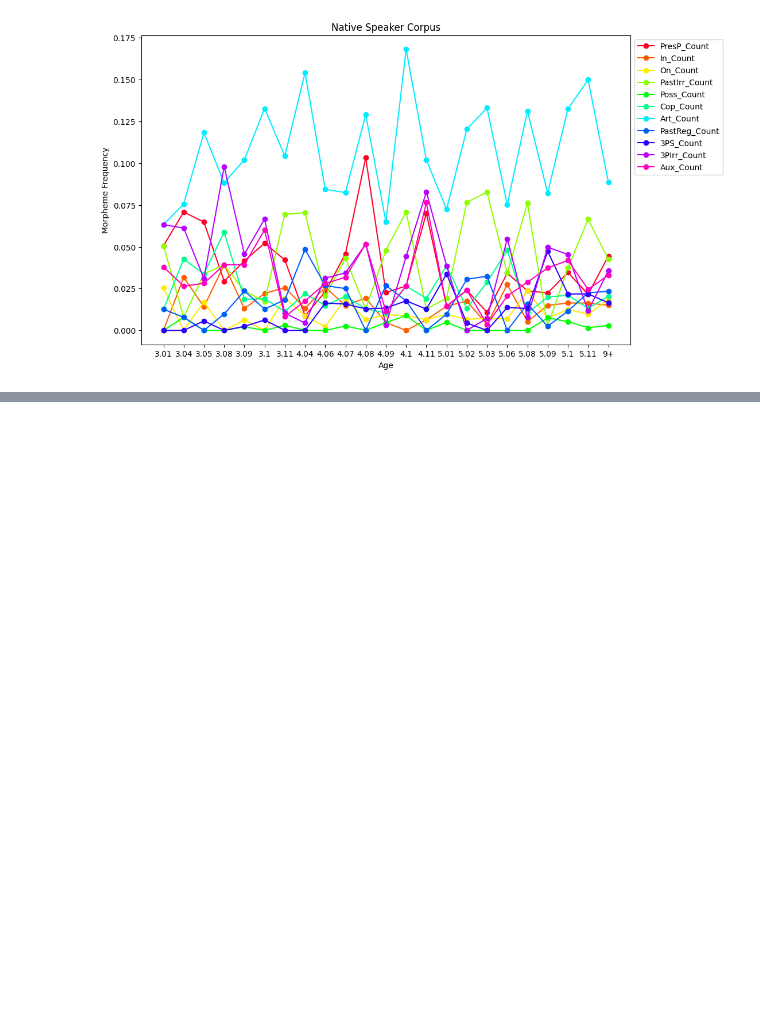
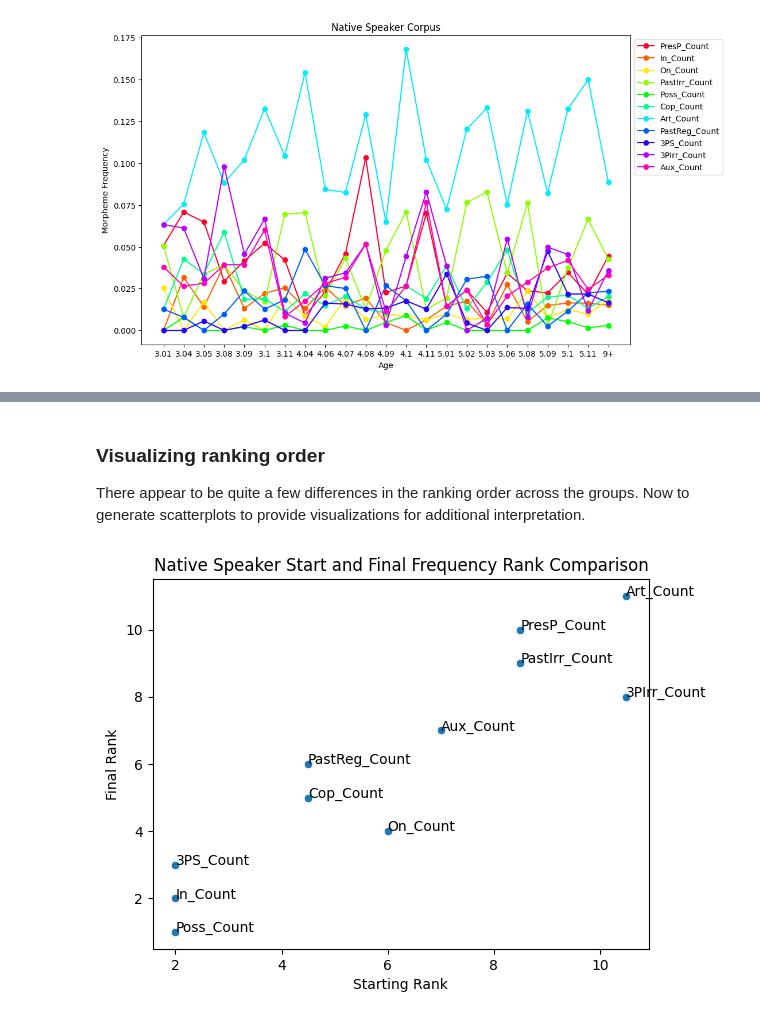
Before and after one commit to Data-Science-for-Linguists-2023/Morpheme-Acquisition-Analysis, a Jupyter notebook: notebooks/data_analysis.ipynb, the cells around one changed output, grey strips where cells are left out. Drawn from its saved outputs; the diff is of its cells as text; code cells hidden in the pictures; blank space fills up the shorter version.

```diff
--- a/notebooks/data_analysis.ipynb
+++ b/notebooks/data_analysis.ipynb
@@ -333,17 +368,17 @@ Nstart_rank['Rank'] = Nstart_rank['Frequency'].rank()
 Lstart_rank= Lstart_rank.to_frame()
 Lstart_rank.reset_index(inplace=True)
 Lstart_rank.index= np.arange(1, len(Lstart_rank) + 1)
-Lstart_rank.rename(columns={'index':'Morpheme', 'less than 1 year':'Frequency'}, inplace=True)
-Lstart_rank['Rank'] = Lstart_rank['Frequency'].rank()
+Lstart_rank.rename(columns={'index':'Morpheme', 'less than 1 year':'Lstart_Freq'}, inplace=True)
+Lstart_rank['Lstart_Rank'] = Lstart_rank['Lstart_Freq'].rank()
 # %%
 Nfinal_rank= Nfinal_rank.to_frame()
 Nfinal_rank.reset_index(inplace=True)
 Nfinal_rank.index= np.arange(1, len(Nfinal_rank) + 1)
-Nfinal_rank.rename(columns={'index':'Morpheme', '9+':'Frequency'}, inplace=True)
-Nfinal_rank['Rank'] = Nfinal_rank['Frequency'].rank()
+Nfinal_rank.rename(columns={'index':'Morpheme', '9+':'Nfinal_Freq'}, inplace=True)
+Nfinal_rank['Nfinal_Rank'] = Nfinal_rank['Nfinal_Freq'].rank()
 # %%
 Lfinal_rank= Lfinal_rank.to_frame()
 Lfinal_rank.reset_index(inplace=True)
 Lfinal_rank.index= np.arange(1, len(Lfinal_rank) + 1)
-Lfinal_rank.rename(columns={'index':'Morpheme', 'more than 5 years':'Frequency'}, inplace=True)
-Lfinal_rank['Rank'] = Lfinal_rank['Frequency'].rank()
+Lfinal_rank.rename(columns={'index':'Morpheme', 'more than 5 years':'Lfinal_Freq'}, inplace=True)
+Lfinal_rank['Lfinal_Rank'] = Lfinal_rank['Lfinal_Freq'].rank()
@@ -387,0 +385,6 @@ sns.scatterplot(x=Lfinal_rank['Rank'], y= Nfinal_rank['Rank'])
+# %%
+# concatenating into a single dataframe
+rank_comparison= pd.concat([Nstart_rank, Nfinal_rank, Lstart_rank, Lfinal_rank], axis=1)
+rank_comparison= rank_comparison.T.drop_duplicates().T
+rank_comparison.reset_index(drop=True, inplace= True)
+rank_comparison
@@ -387,0 +404,17 @@ sns.scatterplot(x=Lfinal_rank['Rank'], y= Nfinal_rank['Rank'])
+# %% [markdown]
+### Visualizing ranking order
+There appear to be quite a few differences in the ranking order across the groups. Now to generate scatterplots to provide visualizations for additional interpretation.
+# %%
+# native speaker starting frequency ranking vs final frequency ranking
+sns.scatterplot(data= rank_comparison, x= rank_comparison.Nstart_Rank, y= rank_comparison.Nfinal_Rank)
+for i in range(rank_comparison.shape[0]):
+ plt.text(x= rank_comparison.Nstart_Rank[i],
+ y= rank_comparison.Nfinal_Rank[i],
+ s= rank_comparison.Morpheme[i])
+plt.title('Native Speaker Start and Final Frequency Rank Comparison')
+plt.xlabel('Starting Rank')
+plt.ylabel('Final Rank')
+plt.savefig('../data_samples/visuals/Nstart_final_rank.png')
+plt.show()
+# %% [output]
+[figure, added]
```
Also changed, not shown: parts of 29 cells of this notebook, 6 other files.
